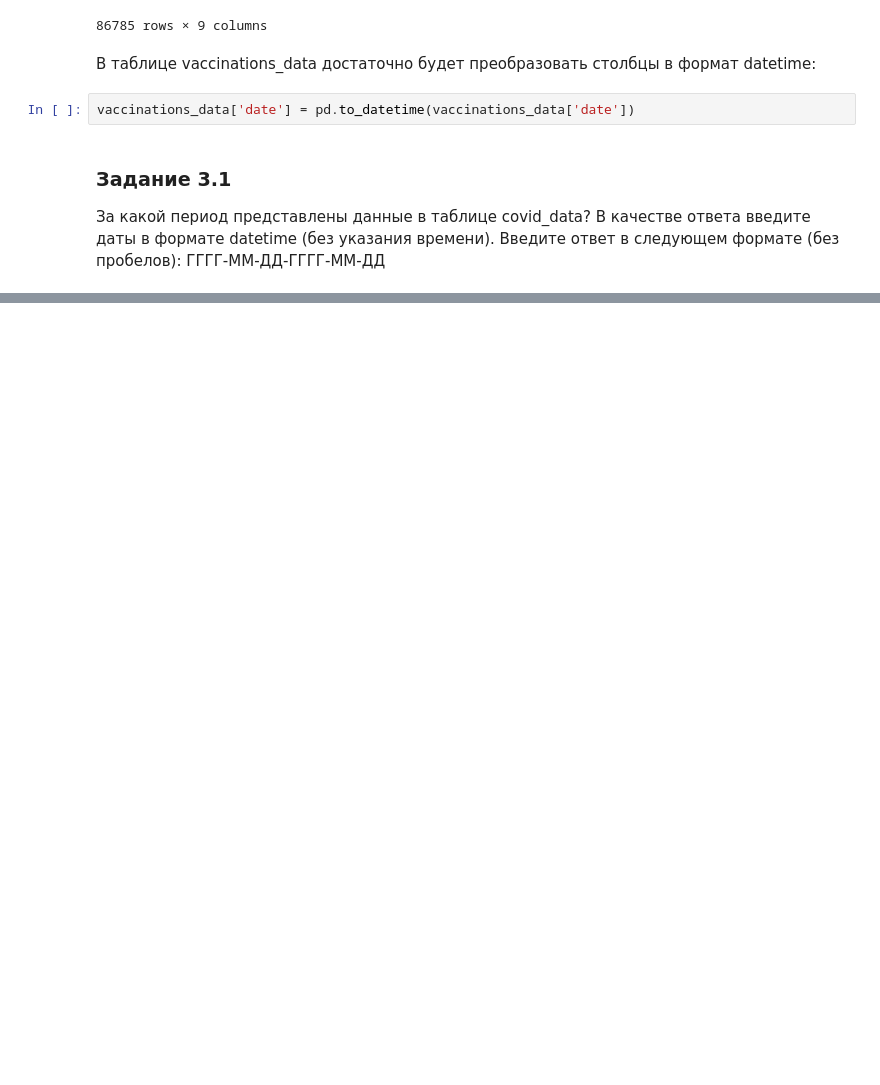
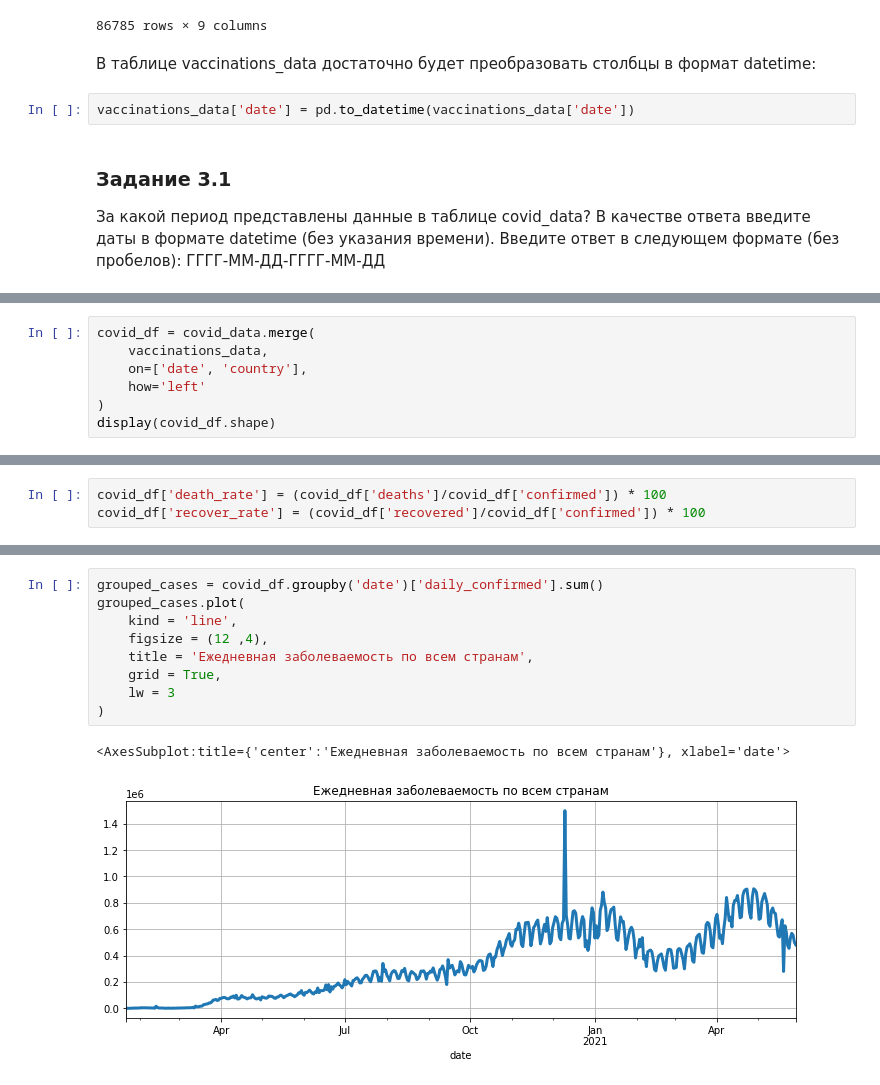
Before and after one commit to LarinDen/sf_ds, a Jupyter notebook: SkillFactory/PY_13. Визуализация данных/covid-19.ipynb, the cells around one changed output, grey strips where cells are left out. Drawn from its saved outputs; the diff is of its cells as text; blank space fills up the shorter version.

Commit message:
Covid visulization

```diff
--- a/SkillFactory/PY_13. Визуализация данных/covid-19.ipynb
+++ b/SkillFactory/PY_13. Визуализация данных/covid-19.ipynb
@@ -132,0 +149,7 @@ NameError: name 'maxx_date' is not defined
+# %%
+covid_df = covid_data.merge(
+    vaccinations_data,
+    on=['date', 'country'],
+    how='left'
+)
+display(covid_df.shape)
@@ -132,0 +160,3 @@ NameError: name 'maxx_date' is not defined
+# %%
+covid_df['death_rate'] = (covid_df['deaths']/covid_df['confirmed']) * 100
+covid_df['recover_rate'] = (covid_df['recovered']/covid_df['confirmed']) * 100
@@ -132,0 +215,12 @@ NameError: name 'maxx_date' is not defined
+# %%
+grouped_cases = covid_df.groupby('date')['daily_confirmed'].sum()
+grouped_cases.plot(
+    kind = 'line',
+    figsize = (12 ,4),
+    title = 'Ежедневная заболеваемость по всем странам',
+    grid = True,
+    lw = 3
+)
+# %% [output]
+<AxesSubplot:title={'center':'Ежедневная заболеваемость по всем странам'}, xlabel='date'>
+[figure, added]
```
Also changed, not shown: parts of 21 cells of this notebook.
